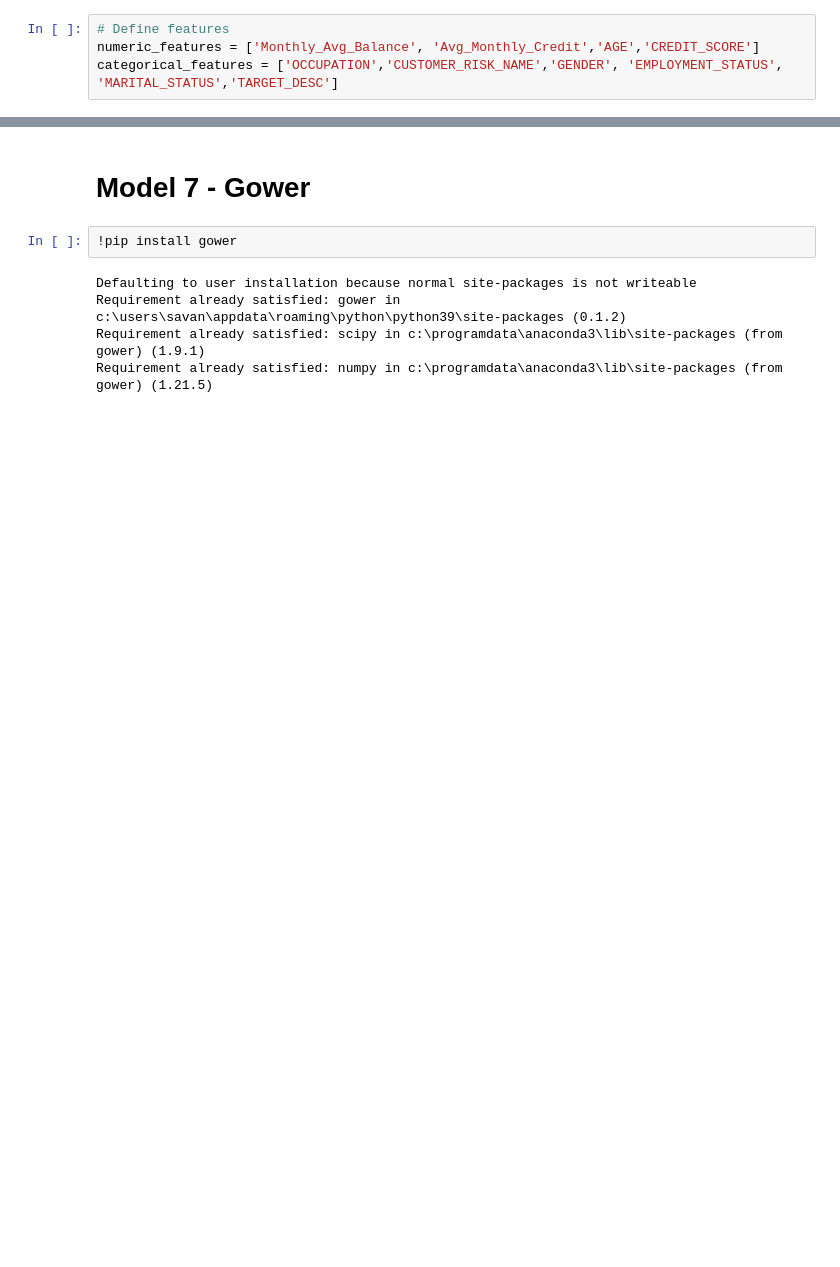
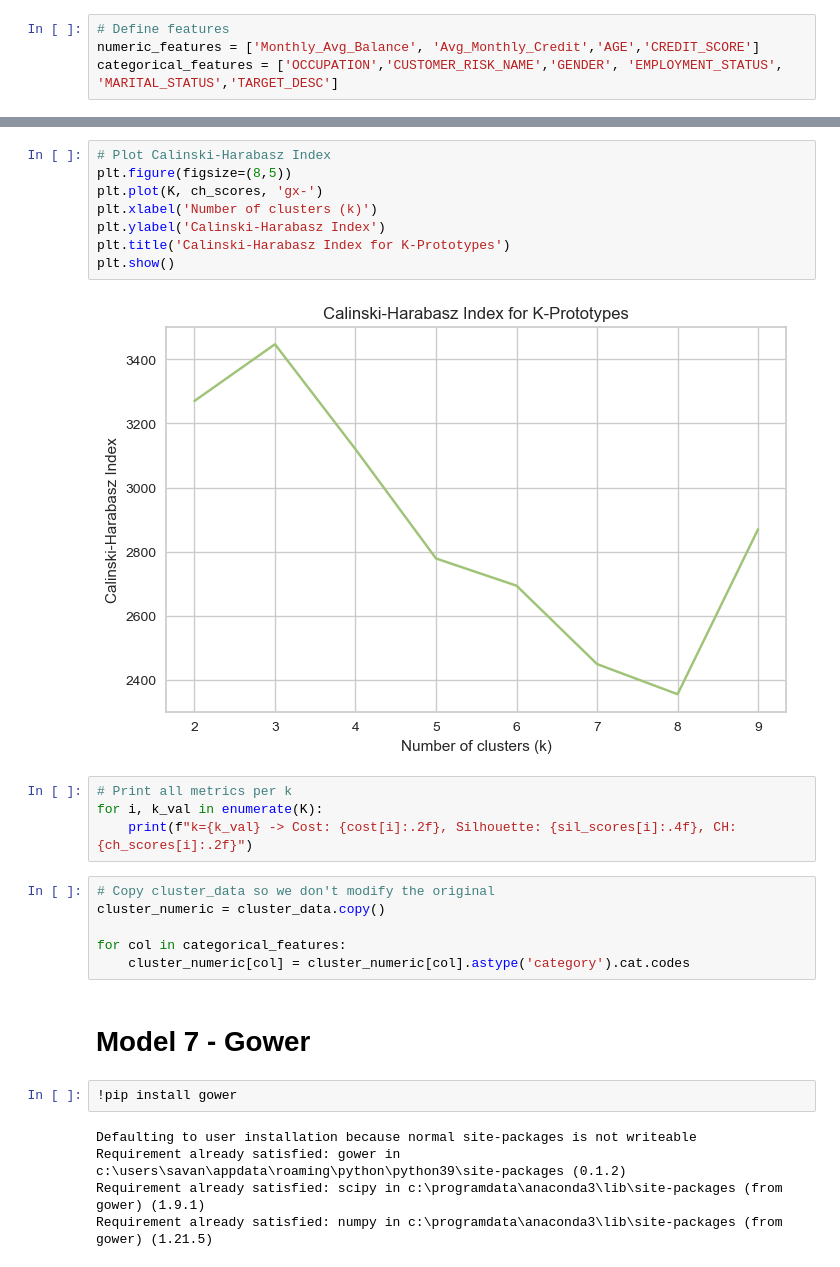
Before and after one commit to Kavindya-1/FYP, a Jupyter notebook: Initial notebook.ipynb, the cells around one changed output, grey strips where cells are left out. Drawn from its saved outputs; the diff is of its cells as text; blank space fills up the shorter version.

```diff
--- a/Initial notebook.ipynb
+++ b/Initial notebook.ipynb
@@ -1172,3 +1249,23 @@ plt.show()
+# %%
+# Plot Calinski-Harabasz Index
+plt.figure(figsize=(8,5))
+plt.plot(K, ch_scores, 'gx-')
+plt.xlabel('Number of clusters (k)')
+plt.ylabel('Calinski-Harabasz Index')
+plt.title('Calinski-Harabasz Index for K-Prototypes')
+plt.show()
+# %% [output]
+[figure, added]
+# %%
+# Print all metrics per k
+for i, k_val in enumerate(K):
+    print(f"k={k_val} -> Cost: {cost[i]:.2f}, Silhouette: {sil_scores[i]:.4f}, CH: {ch_scores[i]:.2f}")
+# %%
+# Copy cluster_data so we don't modify the original
+cluster_numeric = cluster_data.copy()
+
+for col in categorical_features:
+    cluster_numeric[col] = cluster_numeric[col].astype('category').cat.codes
 # %% [markdown]
 # Model 7 - Gower
 # %%
```
Also changed, not shown: parts of 38 cells of this notebook, 2 other files.
